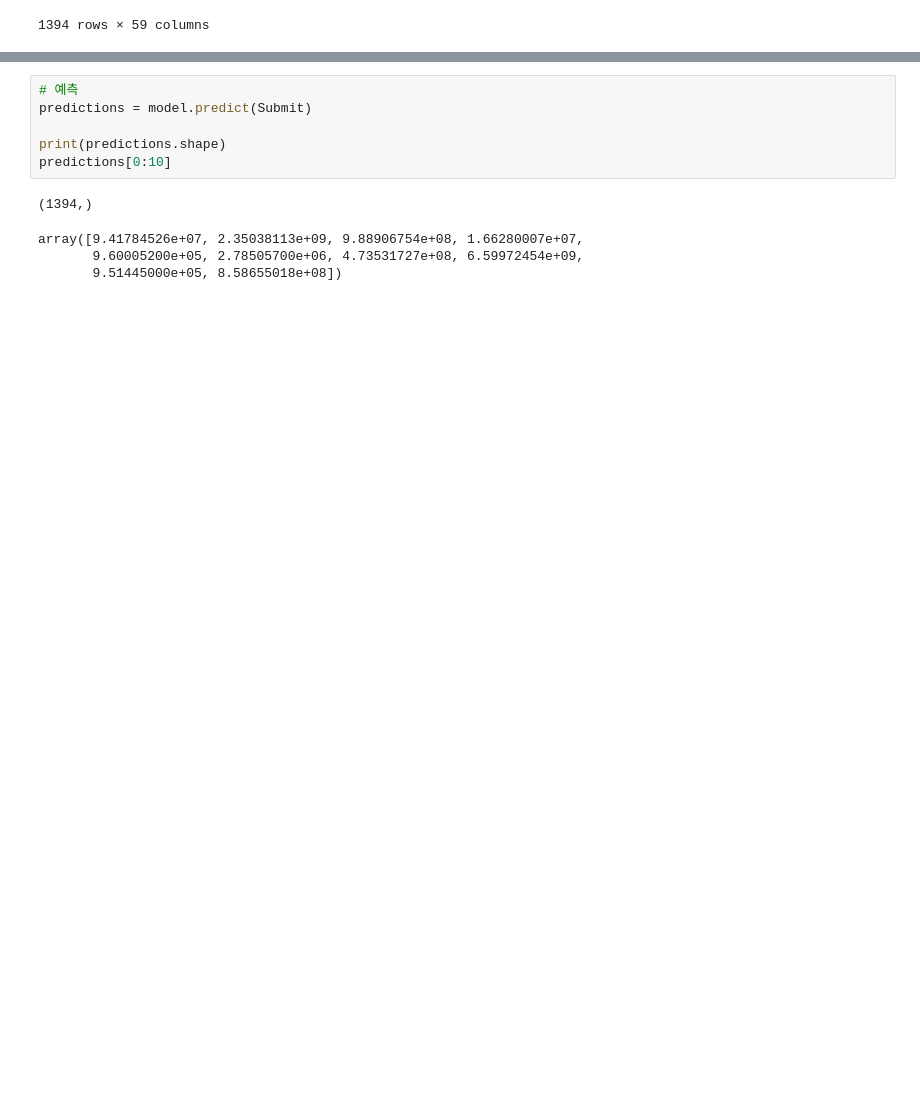
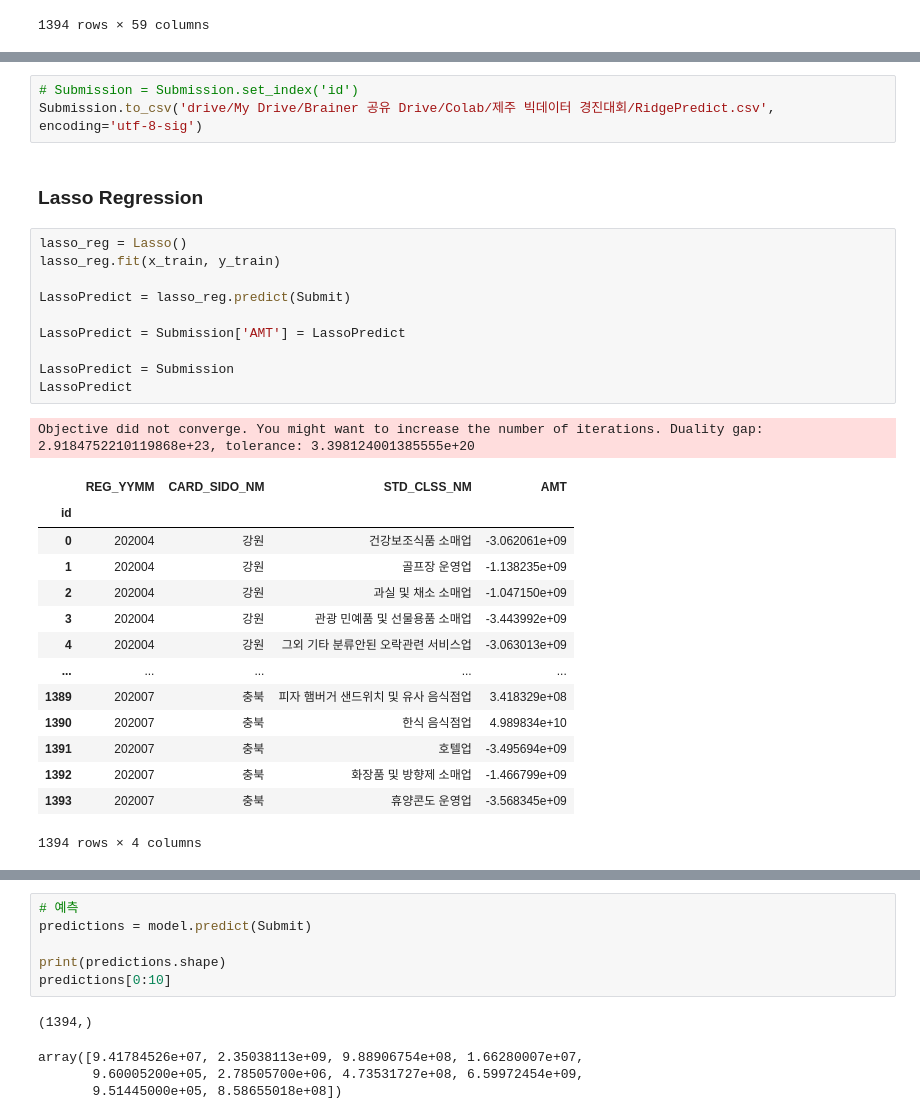
Before and after one commit to brainer3220/Jeju_CreditCard_Compete, a Jupyter notebook: 제주_빅데이터_경진대회.ipynb, the cells around one changed output, grey strips where cells are left out. Saved outputs shown, nothing was run; the diff lists cells and outputs as text; blank space fills up the shorter version.

Commit message:
Colaboratory를 통해 생성됨

```diff
--- a/제주_빅데이터_경진대회.ipynb
+++ b/제주_빅데이터_경진대회.ipynb
@@ -503,0 +543,31 @@ Submit
+# %%
+# Submission = Submission.set_index('id')
+Submission.to_csv('drive/My Drive/Brainer 공유 Drive/Colab/제주 빅데이터 경진대회/RidgePredict.csv', encoding='utf-8-sig')
+# %% [markdown]
+### Lasso Regression
+# %%
+lasso_reg = Lasso()
+lasso_reg.fit(x_train, y_train)
+
+LassoPredict = lasso_reg.predict(Submit)
+
+LassoPredict = Submission['AMT'] = LassoPredict
+
+LassoPredict = Submission
+LassoPredict
+# %% [output]
+Objective did not converge. You might want to increase the number of iterations. Duality gap: 2.9184752210119868e+23, tolerance: 3.398124001385555e+20
+|  | REG_YYMM | CARD_SIDO_NM | STD_CLSS_NM | AMT |
+| id |  |  |  |  |
+| 0 | 202004 | 강원 | 건강보조식품 소매업 | -3.062061e+09 |
+| 1 | 202004 | 강원 | 골프장 운영업 | -1.138235e+09 |
+| 2 | 202004 | 강원 | 과실 및 채소 소매업 | -1.047150e+09 |
+| 3 | 202004 | 강원 | 관광 민예품 및 선물용품 소매업 | -3.443992e+09 |
+| 4 | 202004 | 강원 | 그외 기타 분류안된 오락관련 서비스업 | -3.063013e+09 |
+| ... | ... | ... | ... | ... |
+| 1389 | 202007 | 충북 | 피자 햄버거 샌드위치 및 유사 음식점업 | 3.418329e+08 |
+| 1390 | 202007 | 충북 | 한식 음식점업 | 4.989834e+10 |
+| 1391 | 202007 | 충북 | 호텔업 | -3.495694e+09 |
+| 1392 | 202007 | 충북 | 화장품 및 방향제 소매업 | -1.466799e+09 |
+| 1393 | 202007 | 충북 | 휴양콘도 운영업 | -3.568345e+09 |
+1394 rows × 4 columns
```
Also changed, not shown: parts of 23 cells of this notebook.
